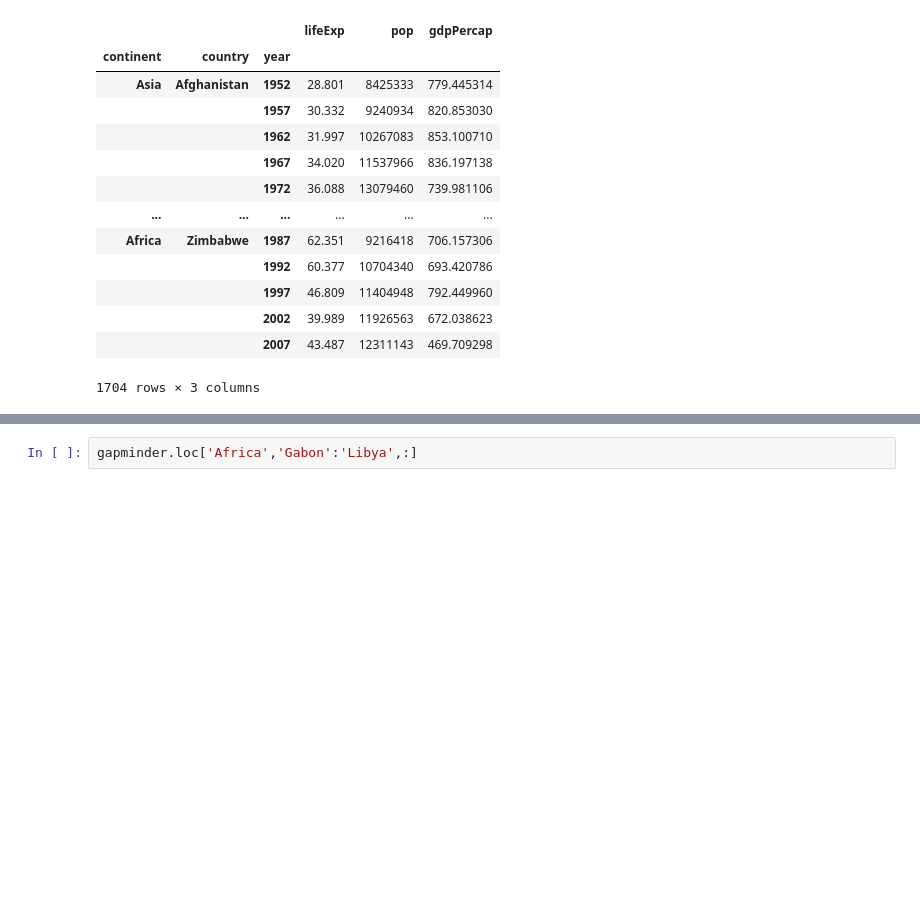
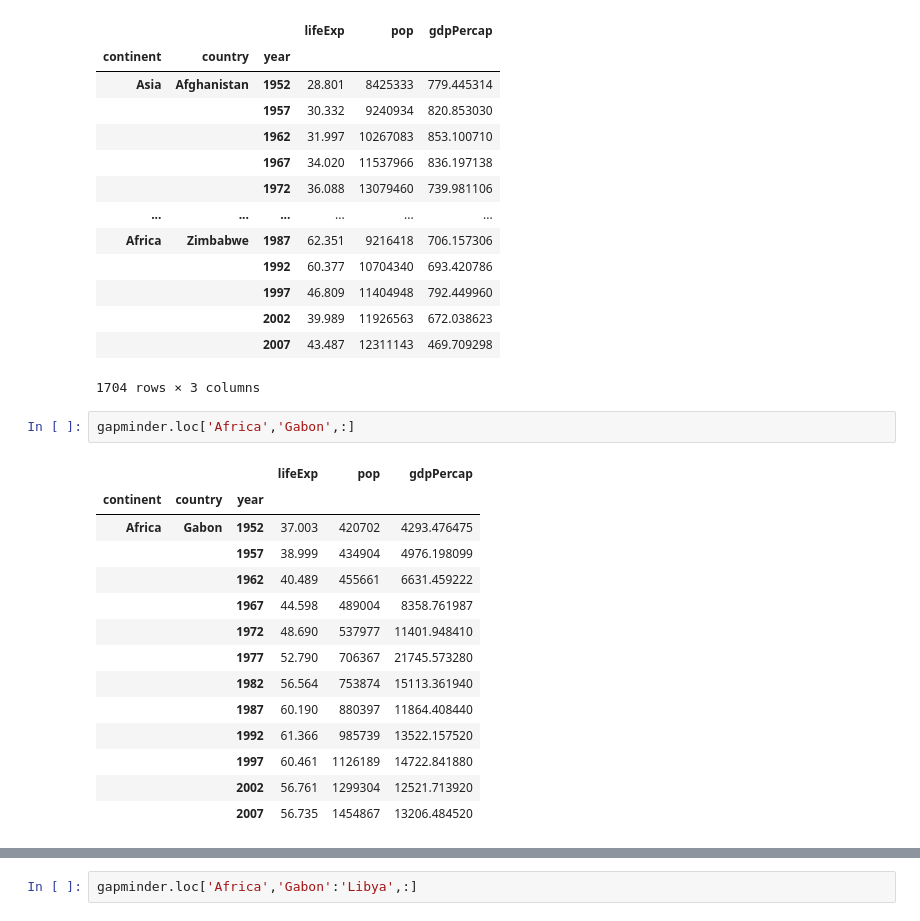
Before and after one commit to sledhead/python_core_test, a Jupyter notebook: pandas_gapminder.ipynb, the cells around one changed output, grey strips where cells are left out. Cells and saved outputs as stored; diff of their text form; blank space fills up the shorter version.

```diff
--- a/pandas_gapminder.ipynb
+++ b/pandas_gapminder.ipynb
@@ -564,3 +565,20 @@ gapminder
 |  |  | 2002 | 39.989 | 11926563 | 672.038623 |
 |  |  | 2007 | 43.487 | 12311143 | 469.709298 |
 1704 rows × 3 columns
+# %%
+gapminder.loc['Africa','Gabon',:]
+# %% [output]
+|  |  |  | lifeExp | pop | gdpPercap |
+| continent | country | year |  |  |  |
+| Africa | Gabon | 1952 | 37.003 | 420702 | 4293.476475 |
+|  |  | 1957 | 38.999 | 434904 | 4976.198099 |
+|  |  | 1962 | 40.489 | 455661 | 6631.459222 |
+|  |  | 1967 | 44.598 | 489004 | 8358.761987 |
+|  |  | 1972 | 48.690 | 537977 | 11401.948410 |
+|  |  | 1977 | 52.790 | 706367 | 21745.573280 |
+|  |  | 1982 | 56.564 | 753874 | 15113.361940 |
+|  |  | 1987 | 60.190 | 880397 | 11864.408440 |
+|  |  | 1992 | 61.366 | 985739 | 13522.157520 |
+|  |  | 1997 | 60.461 | 1126189 | 14722.841880 |
+|  |  | 2002 | 56.761 | 1299304 | 12521.713920 |
+|  |  | 2007 | 56.735 | 1454867 | 13206.484520 |
```
Also changed, not shown: parts of 6 cells of this notebook.
